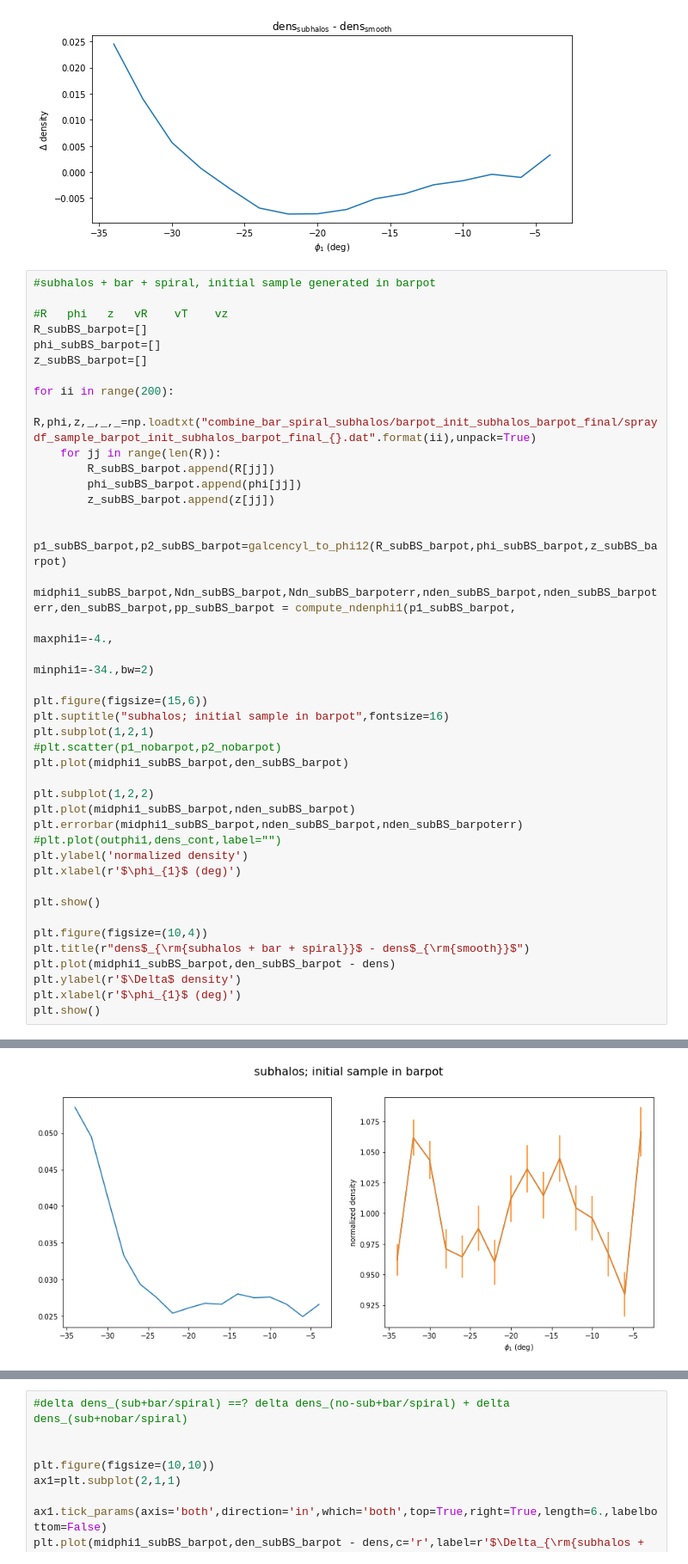
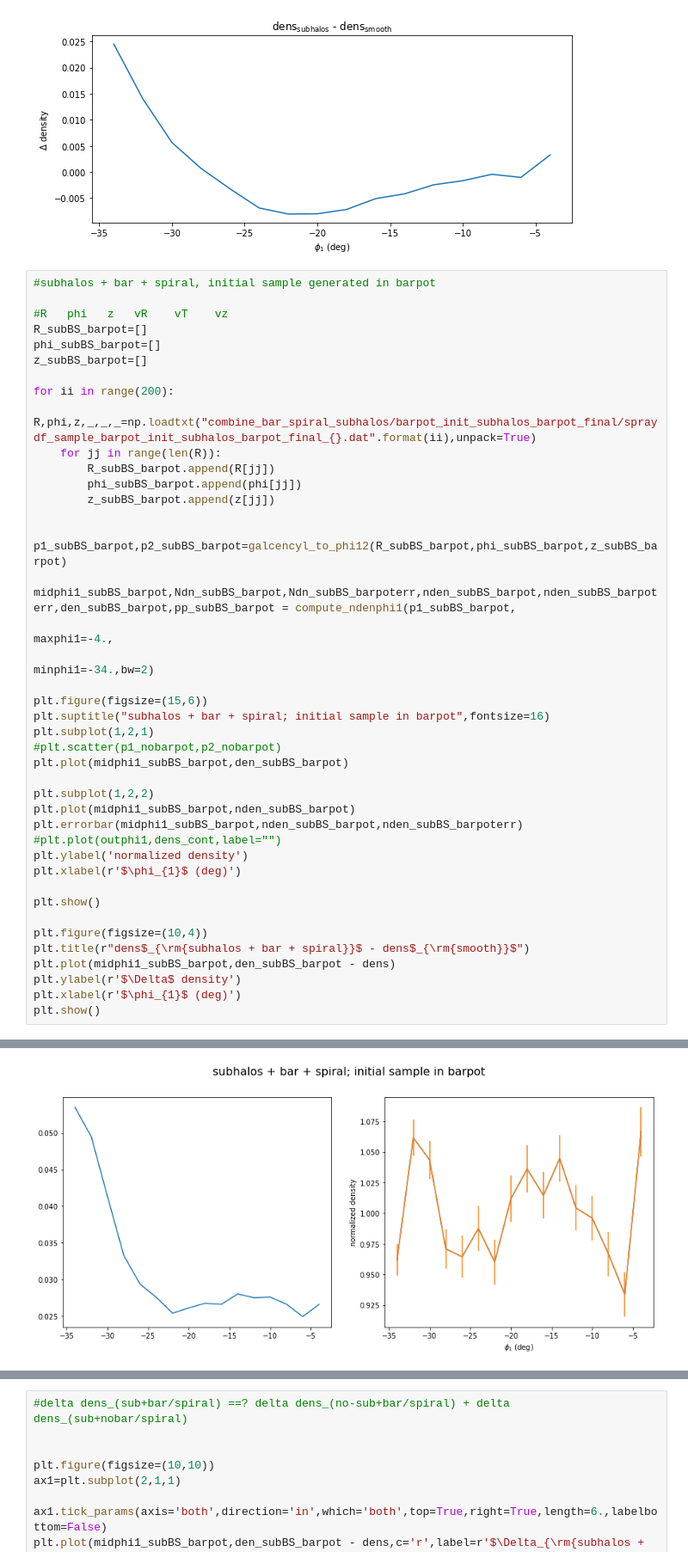
Before and after one commit to nbanik/Analyze_GD-1, a Jupyter notebook: spraydf_combine_bar+spiral and subhalos.ipynb, the cells around one changed output, grey strips where cells are left out. Shown at 86% size. Saved outputs shown, nothing was run; the diff lists cells and outputs as text.

```diff
--- a/spraydf_combine_bar+spiral and subhalos.ipynb
+++ b/spraydf_combine_bar+spiral and subhalos.ipynb
@@ -728,33 +728,33 @@ for ii in range(200):
 p1_subBS_barpot,p2_subBS_barpot=galcencyl_to_phi12(R_subBS_barpot,phi_subBS_barpot,z_subBS_barpot)
 
 midphi1_subBS_barpot,Ndn_subBS_barpot,Ndn_subBS_barpoterr,nden_subBS_barpot,nden_subBS_barpoterr,den_subBS_barpot,pp_subBS_barpot = compute_ndenphi1(p1_subBS_barpot,
                                                                                                               maxphi1=-4.,
                                                                                                              minphi1=-34.,bw=2)
 
 plt.figure(figsize=(15,6))
-plt.suptitle("subhalos; initial sample in barpot",fontsize=16)
+plt.suptitle("subhalos + bar + spiral; initial sample in barpot",fontsize=16)
 plt.subplot(1,2,1)
 #plt.scatter(p1_nobarpot,p2_nobarpot)
 plt.plot(midphi1_subBS_barpot,den_subBS_barpot)
 
 plt.subplot(1,2,2)
 plt.plot(midphi1_subBS_barpot,nden_subBS_barpot)
 plt.errorbar(midphi1_subBS_barpot,nden_subBS_barpot,nden_subBS_barpoterr)
 #plt.plot(outphi1,dens_cont,label="")
 plt.ylabel('normalized density')
 plt.xlabel(r'$\phi_{1}$ (deg)')
 
 plt.show()
 
 plt.figure(figsize=(10,4))
 plt.title(r"dens$_{\rm{subhalos + bar + spiral}}$ - dens$_{\rm{smooth}}$")
 plt.plot(midphi1_subBS_barpot,den_subBS_barpot - dens)
 plt.ylabel(r'$\Delta$ density')
 plt.xlabel(r'$\phi_{1}$ (deg)')
 plt.show()
 # %% [output]
 100000
 no of xi bins = 15
 53310
-[figure, old version]
+[figure, new version]
 [figure]
```
Also changed, not shown: parts of 3 cells of this notebook, 12 other files.
